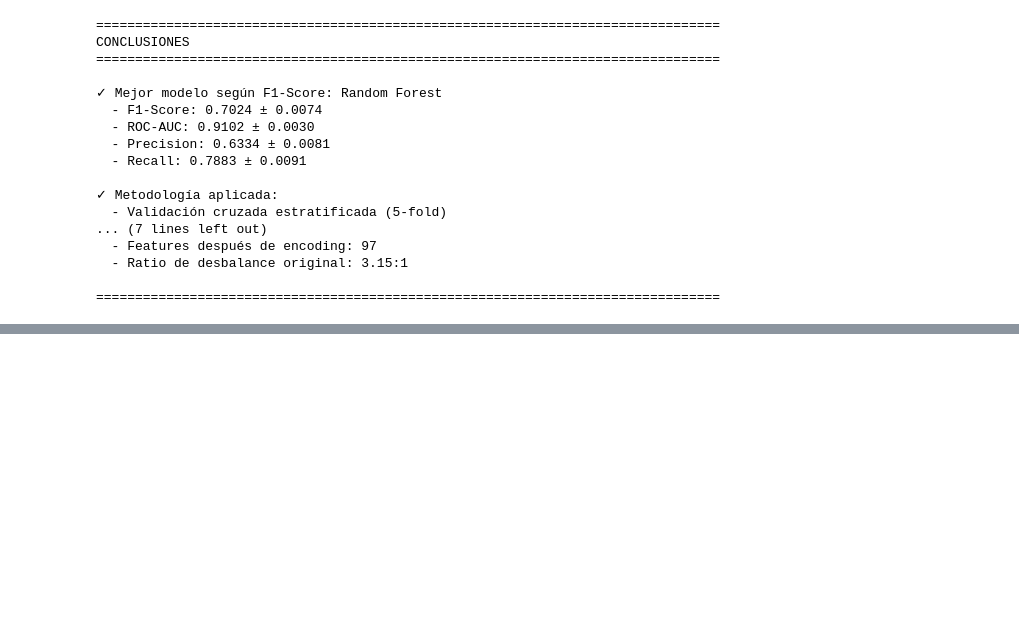
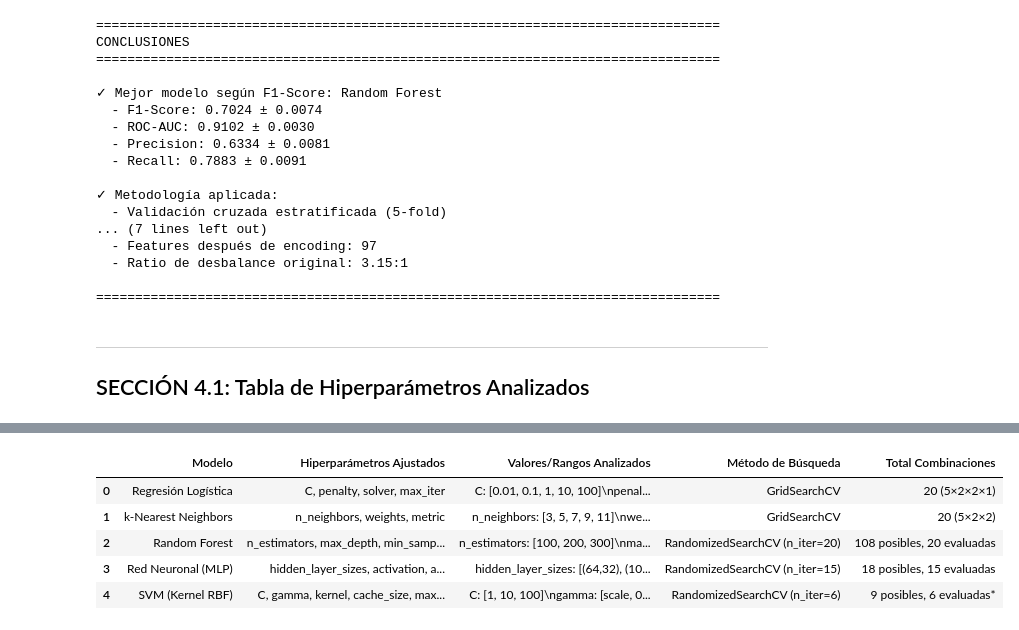
Before and after one commit to wil101/Proyecto_Final_Modelos_II, a Jupyter notebook: entrenamiento_evaluacion_modelos.ipynb, the cells around one changed output, grey strips where cells are left out. Saved outputs shown, nothing was run; the diff lists cells and outputs as text; code cells hidden in the pictures; blank space fills up the shorter version.

```diff
--- a/entrenamiento_evaluacion_modelos.ipynb
+++ b/entrenamiento_evaluacion_modelos.ipynb
@@ -1148,3 +1155,76 @@ CONCLUSIONES
   - Ratio de desbalance original: 3.15:1
 
 ================================================================================
+# %% [markdown]
+---
+## SECCIÓN 4.1: Tabla de Hiperparámetros Analizados
+# %%
+# Tabla de hiperparámetros analizados para cada modelo
+# Esta tabla documenta todos los hiperparámetros y sus rangos utilizados en la búsqueda
+
+hyperparameters_data = [
+    {
+        'Modelo': 'Regresión Logística',
+        'Hiperparámetros Ajustados': 'C, penalty, solver, max_iter',
+        'Valores/Rangos Analizados': 'C: [0.01, 0.1, 1, 10, 100]\npenalty: [l1, l2]\nsolver: [liblinear, saga]\nmax_iter: [1000]',
+        'Método de Búsqueda': 'GridSearchCV',
+        'Total Combinaciones': '20 (5×2×2×1)'
+    },
+    {
+        'Modelo': 'k-Nearest Neighbors',
+        'Hiperparámetros Ajustados': 'n_neighbors, weights, metric',
+        'Valores/Rangos Analizados': 'n_neighbors: [3, 5, 7, 9, 11]\nweights: [uniform, distance]\nmetric: [euclidean, manhattan]',
+        'Método de Búsqueda': 'GridSearchCV',
+        'Total Combinaciones': '20 (5×2×2)'
+    },
+    {
+        'Modelo': 'Random Forest',
+        'Hiperparámetros Ajustados': 'n_estimators, max_depth, min_samples_split, min_samples_leaf',
+        'Valores/Rangos Analizados': 'n_estimators: [100, 200, 300]\nmax_depth: [10, 20, 30, None]\nmin_samples_split: [2, 5, 10]\nmin_samples_leaf: [1, 2, 4]',
+        'Método de Búsqueda': 'RandomizedSearchCV (n_iter=20)',
+        'Total Combinaciones': '108 posibles, 20 evaluadas'
+    },
+    {
+        'Modelo': 'Red Neuronal (MLP)',
+        'Hiperparámetros Ajustados': 'hidden_layer_sizes, activation, alpha, learning_rate, max_iter',
+        'Valores/Rangos Analizados': 'hidden_layer_sizes: [(64,32), (100,50), (128,64,32)]\nactivation: [relu]\nalpha: [0.0001, 0.001, 0.01]\nlearning_rate: [constant, adaptive]\nmax_iter: [500]',
+        'Método de Búsqueda': 'RandomizedSearchCV (n_iter=15)',
+        'Total Combinaciones': '18 posibles, 15 evaluadas'
+    },
+    {
+        'Modelo': 'SVM (Kernel RBF)',
+        'Hiperparámetros Ajustados': 'C, gamma, kernel, cache_size, max_iter',
+        'Valores/Rangos Analizados': 'C: [1, 10, 100]\ngamma: [scale, 0.01, 0.1]\nkernel: [rbf]\ncache_size: [1000]\nmax_iter: [1000]',
+        'Método de Búsqueda': 'RandomizedSearchCV (n_iter=6)',
+        'Total Combinaciones': '9 posibles, 6 evaluadas*'
+    }
+]
+
+hyperparams_df = pd.DataFrame(hyperparameters_data)
+
+print("="*120)
+print("TABLA DE HIPERPARÁMETROS ANALIZADOS (Sección 4.1)")
+print("="*120)
+print()
+
+# Mostrar tabla formateada
+for idx, row in hyperparams_df.iterrows():
+    print(f"MODELO {idx+1}: {row['Modelo']}")
+    print(f"  Hiperparámetros ajustados: {row['Hiperparámetros Ajustados']}")
+    print(f"  Método de búsqueda: {row['Método de Búsqueda']}")
+    print(f"  Total de combinaciones: {row['Total Combinaciones']}")
+    print(f"  Valores analizados:")
+    for line in row['Valores/Rangos Analizados'].split('\n'):
+        print(f"    • {line}")
+    print()
+
+print("="*120)
+print("NOTAS:")
+print("* SVM: Entrenado con subconjunto estratificado del 40% y 3-fold CV para optimización de tiempo")
+print("* Todos los modelos usan validación cruzada estratificada (5-fold excepto SVM: 3-fold)")
+print("* Pipeline incluye: StandardScaler → SMOTE → Clasificador")
+print("="*120)
+
+# Guardar también como DataFrame para fácil exportación
+display(hyperparams_df)
+# %% [output]
@@ -1150,0 +1248,6 @@ CONCLUSIONES
+|  | Modelo | Hiperparámetros Ajustados | Valores/Rangos Analizados | Método de Búsqueda | Total Combinaciones |
+| 0 | Regresión Logística | C, penalty, solver, max_iter | C: [0.01, 0.1, 1, 10, 100]\npenal... | GridSearchCV | 20 (5×2×2×1) |
+| 1 | k-Nearest Neighbors | n_neighbors, weights, metric | n_neighbors: [3, 5, 7, 9, 11]\nwe... | GridSearchCV | 20 (5×2×2) |
+| 2 | Random Forest | n_estimators, max_depth, min_samp... | n_estimators: [100, 200, 300]\nma... | RandomizedSearchCV (n_iter=20) | 108 posibles, 20 evaluadas |
+| 3 | Red Neuronal (MLP) | hidden_layer_sizes, activation, a... | hidden_layer_sizes: [(64,32), (10... | RandomizedSearchCV (n_iter=15) | 18 posibles, 15 evaluadas |
+| 4 | SVM (Kernel RBF) | C, gamma, kernel, cache_size, max... | C: [1, 10, 100]\ngamma: [scale, 0... | RandomizedSearchCV (n_iter=6) | 9 posibles, 6 evaluadas* |
```
Also changed, not shown: parts of 24 cells of this notebook, 1 other file.
